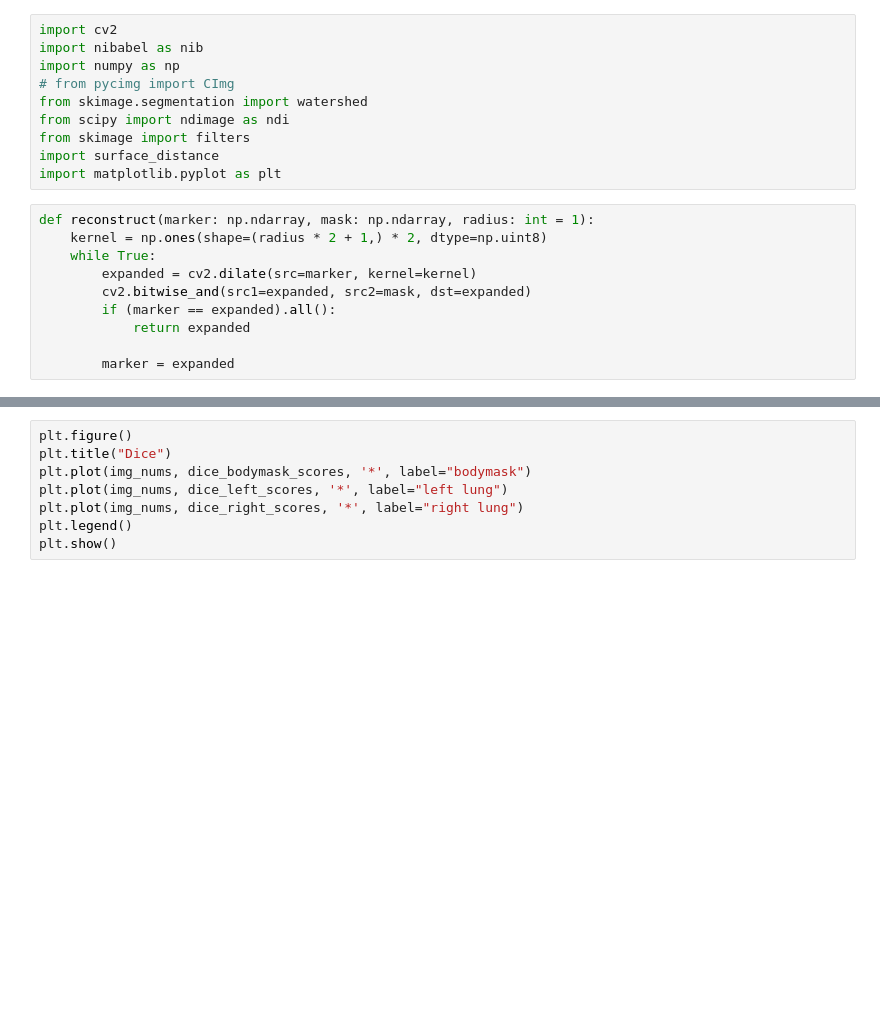
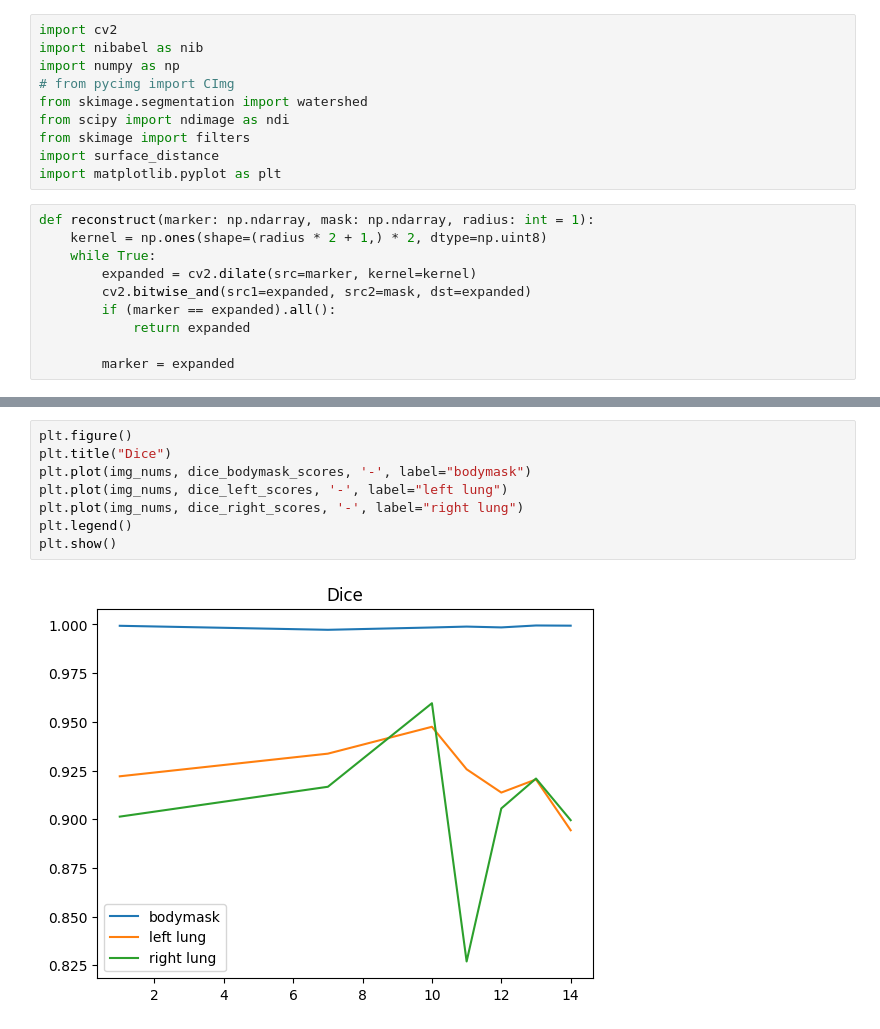
Before and after one commit to Rys-Nowak/OpenCV-AI, a Jupyter notebook: Lab03.ipynb, the cells around one changed output, grey strips where cells are left out. Saved outputs shown, nothing was run; the diff lists cells and outputs as text; blank space fills up the shorter version.

```diff
--- a/Lab03.ipynb
+++ b/Lab03.ipynb
@@ -234,8 +243,10 @@ plt.show()
 # %%
 plt.figure()
 plt.title("Dice")
-plt.plot(img_nums, dice_bodymask_scores, '*', label="bodymask")
-plt.plot(img_nums, dice_left_scores, '*', label="left lung")
-plt.plot(img_nums, dice_right_scores, '*', label="right lung")
+plt.plot(img_nums, dice_bodymask_scores, '-', label="bodymask")
+plt.plot(img_nums, dice_left_scores, '-', label="left lung")
+plt.plot(img_nums, dice_right_scores, '-', label="right lung")
 plt.legend()
 plt.show()
+# %% [output]
+[figure, added]
```
Also changed, not shown: parts of 4 cells of this notebook.
